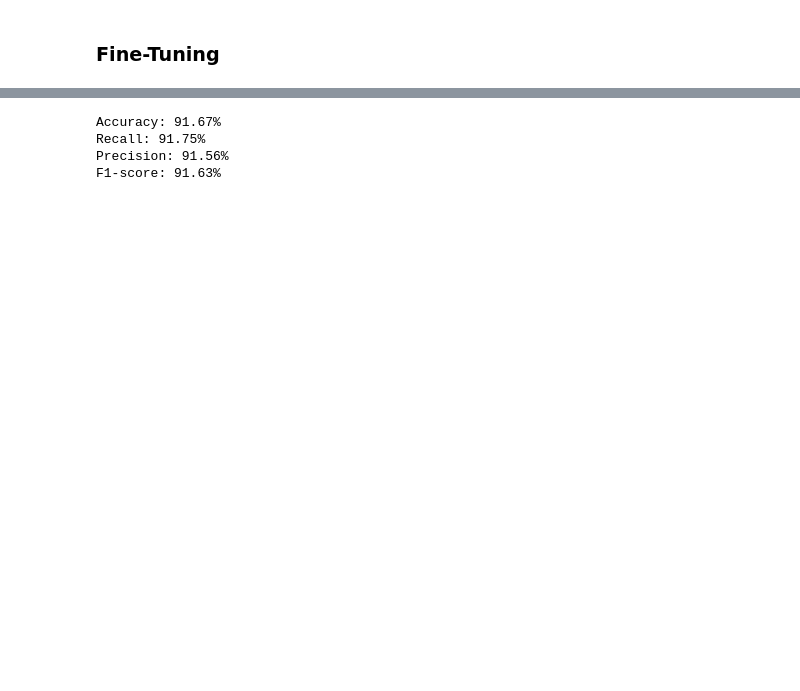
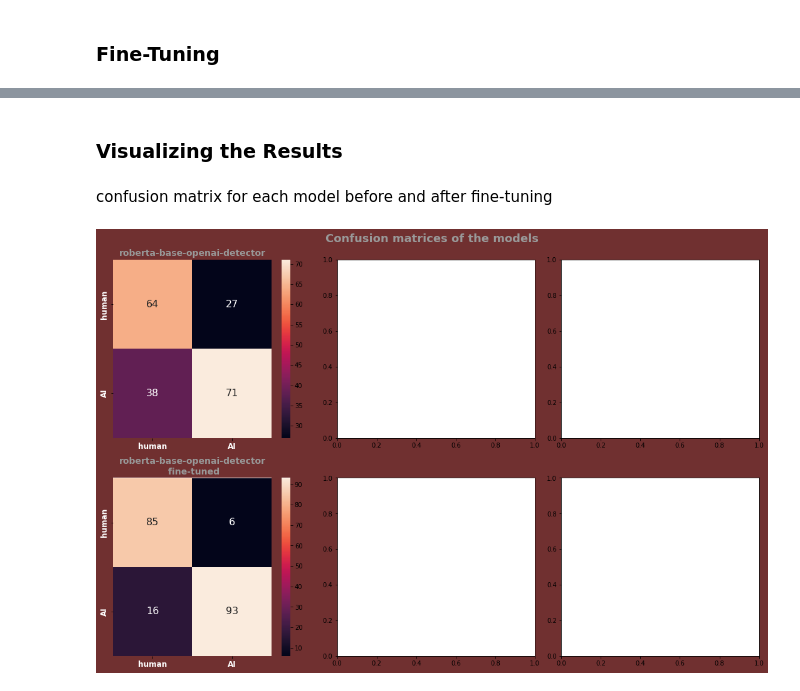
Before and after one commit to rusenbb/GPT-Detector, a Jupyter notebook: main.ipynb, the cells around one changed output, grey strips where cells are left out. Drawn from its saved outputs; the diff is of its cells as text; code cells hidden in the pictures; blank space fills up the shorter version.

```diff
--- a/main.ipynb
+++ b/main.ipynb
@@ -90,2 +61,0 @@ def eval_model(y_predictons, y_true):
-# %%
-predictions, model, tokenizer = predict("roberta-base-openai-detector", X)
@@ -103,15 +88,2 @@ array([[356, 144],
 # %% [markdown]
 ### Fine-Tuning
-# %%
-class TextDataset(Dataset):
-    def __init__(self, encodings, labels):
-        self.encodings = encodings
-        self.labels = labels
-
-    def __getitem__(self, idx):
-        item = {key: torch.tensor(val[idx]) for key, val in self.encodings.items()}
-        item['labels'] = torch.tensor(self.labels[idx])
-        return item
-
-    def __len__(self):
-        return len(self.labels)
@@ -136 +92,13 @@ test_dataset = TextDataset(test_encodings, test_df['IsAI'].tolist())
+# %%
+tokens = list()
+loaders = list()
+
+for model_name in model_names:
+    train_encodings = model_tokenizers[model_name](train_df['Text'].tolist(), truncation=True, padding=True)
+    val_encodings = model_tokenizers[model_name](val_df['Text'].tolist(), truncation=True, padding=True)
+    test_encodings = model_tokenizers[model_name](test_df['Text'].tolist(), truncation=True, padding=True)
+    tokens.append({'train': train_encodings, 'val': val_encodings, 'test': test_encodings})
+    loaders.append({'train': TextDataset(train_encodings, train_df['IsAI'].tolist()),
+                    'val': TextDataset(val_encodings, val_df['IsAI'].tolist()),
+                    'test': TextDataset(test_encodings, test_df['IsAI'].tolist())})
 # %%
@@ -184,19 +164,24 @@ y = test_df['IsAI'].tolist()
-# %%
-#eval_model(pred_labels, y) # y düzenle
-
-accuracy = accuracy_score(y, pred_labels)
-recall = recall_score(y, pred_labels, average='macro')
-precision = precision_score(y, pred_labels, average='macro')
-f1 = f1_score(y, pred_labels, average='macro')
-
-conf_matrix = confusion_matrix(y, pred_labels)
-
-print('Accuracy: {:.2f}%'.format(accuracy*100))
-print('Recall: {:.2f}%'.format(recall*100))
-print('Precision: {:.2f}%'.format(precision*100))
-print('F1-score: {:.2f}%'.format(f1*100))
-# %% [output]
-Accuracy: 91.67%
-Recall: 91.75%
-Precision: 91.56%
-F1-score: 91.63%
+# %% [markdown]
+### Visualizing the Results
+# %% [markdown]
+confusion matrix for each model before and after fine-tuning
+# %%
+fig, ax = plt.subplots(2, 3, figsize=(15, 10))
+fig.suptitle('Confusion matrices of the models', fontsize=18, fontweight='bold', color='#999999')
+fig.set_facecolor('#703030')
+for i in range(len(model_names)):
+    sns.heatmap(model_confusion_matrices[model_names[i]], annot=True, ax=ax[0][i], annot_kws={"size": 16})
+    ax[0][i].set_title(model_names[i], fontweight='bold', fontsize=14, color='#999999')
+    sns.heatmap(fine_tuned_model_confusion_matrices[model_names[i]], annot=True, ax=ax[1][i], annot_kws={"size": 16})
+    ax[1][i].set_title(model_names[i] + '\n fine-tuned', fontweight='bold', fontsize=14, color='#999999')
+
+    # change x and y labels. map 0 to 'human' and 1 to 'AI'
+    ax[0][i].set_xticklabels(['human', 'AI'], fontweight='bold', fontsize=12, color='white')
+    ax[0][i].set_yticklabels(['human', 'AI'], fontweight='bold', fontsize=12, color='white')
+    ax[1][i].set_xticklabels(['human', 'AI'], fontweight='bold', fontsize=12, color='white')
+    ax[1][i].set_yticklabels(['human', 'AI'], fontweight='bold', fontsize=12, color='white')
+
+plt.tight_layout()
+plt.show()
+# %% [output]
+[figure, added]
```
Also changed, not shown: parts of 20 cells of this notebook, 9 other files.
